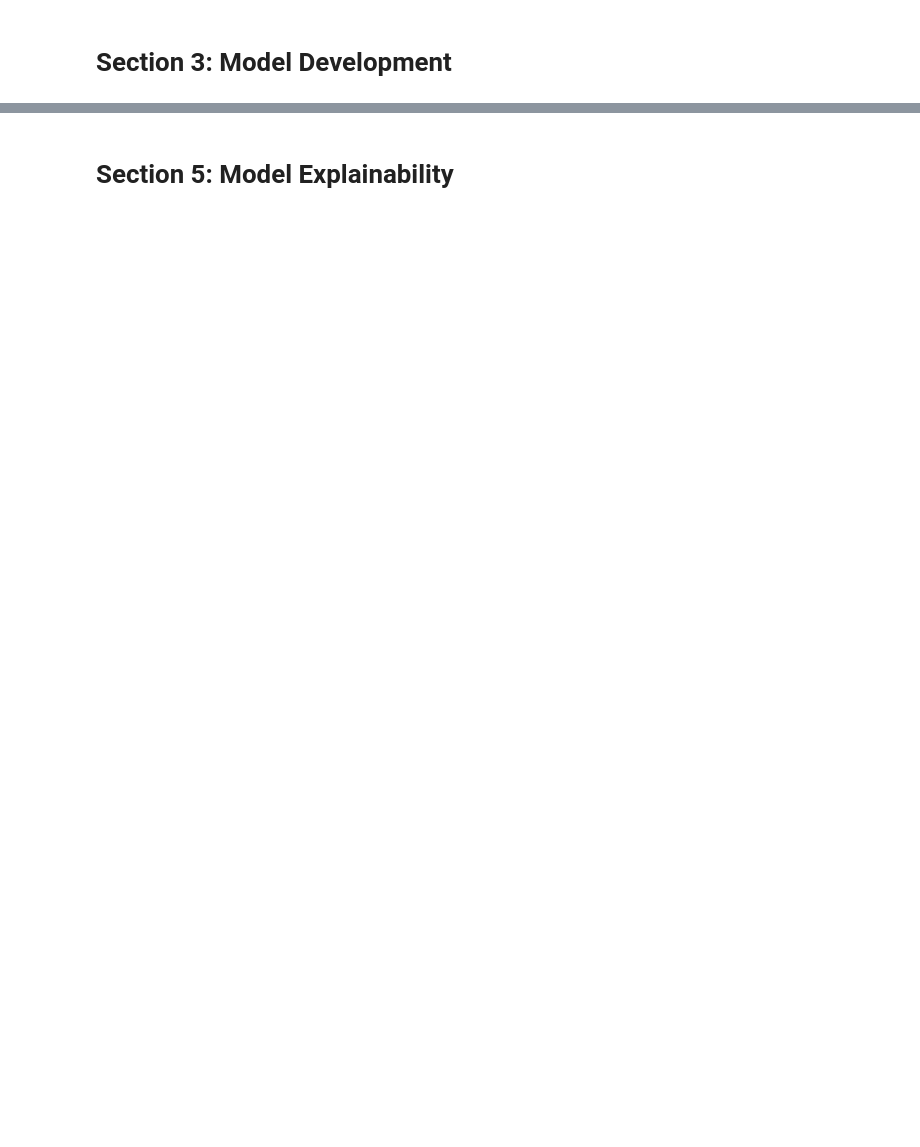
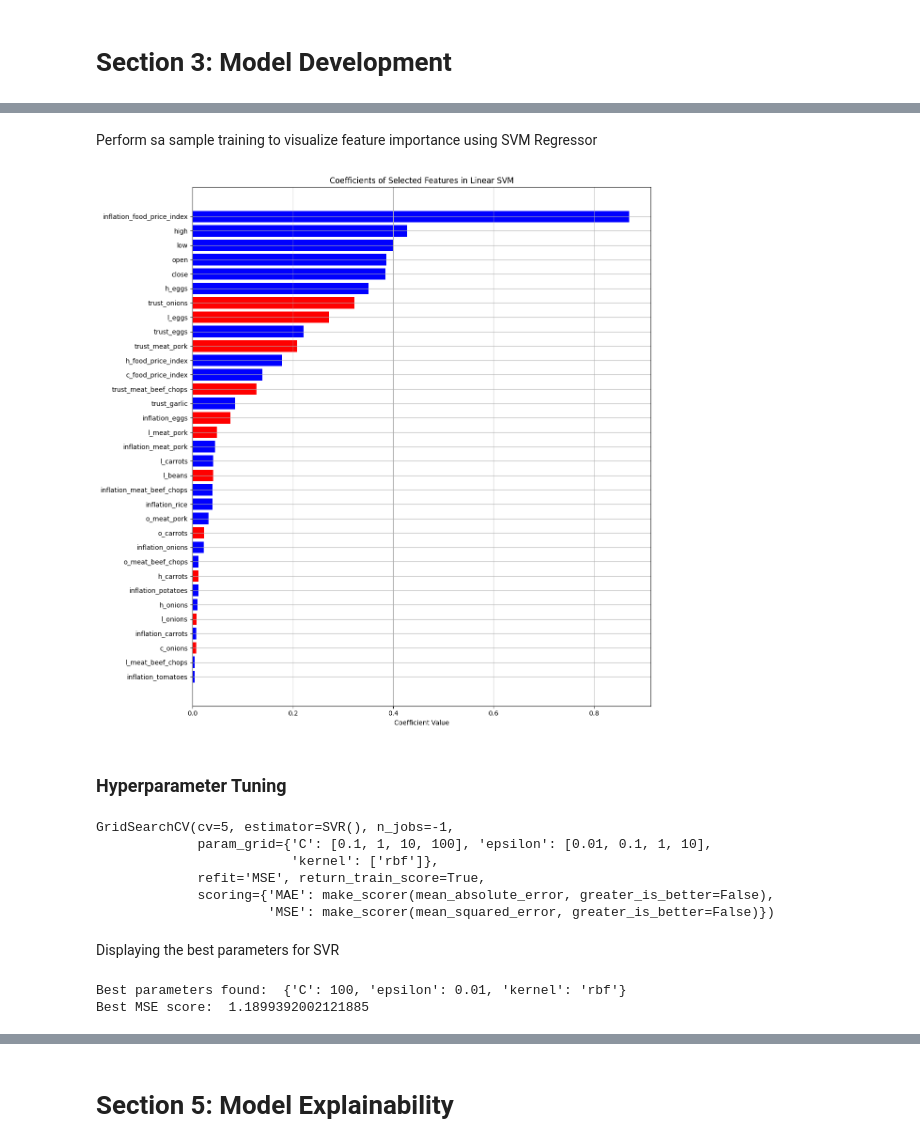
Before and after one commit to falarion08/Country-Inflation-Prediction, a Jupyter notebook: ML_Notebook.ipynb, the cells around one changed output, grey strips where cells are left out. Cells and saved outputs as stored; diff of their text form; code cells hidden in the pictures; blank space fills up the shorter version.

```diff
--- a/ML_Notebook.ipynb
+++ b/ML_Notebook.ipynb
@@ -384,0 +189,2 @@ df2.describe()
+# %%
+country_df = country_df.drop(columns= list(feats_to_drop))
@@ -408,0 +529,6 @@ Note: Eto ung mga itatry ko hehehe feel free to comment na lang or chat sa dc he
+# %%
+# Extract Selected Features
+SVR_selector = SVR_selection_pipeline.named_steps['rfecv']
+SVR_features = X.columns[SVR_selector.support_]
+
+X_SVR = X_train[SVR_features]
@@ -408,0 +550,38 @@ Note: Eto ung mga itatry ko hehehe feel free to comment na lang or chat sa dc he
+# %% [markdown]
+Perform sa sample training to visualize feature importance using SVM Regressor
+# %%
+# Sample training to visualize weights
+svm_sample = SVR(kernel='linear')
+svm_sample.fit(X_SVR, y_train)
+
+# Obtain Coefficients
+coefficients = svm_sample.coef_.flatten()
+
+# Prepare Data for Plotting
+SVR_coeff_df = pd.DataFrame({
+    'Feature': SVR_features,
+    'Coefficient': coefficients
+})
+
+# Sort DataFrame by the absolute value of coefficients in descending order
+SVR_coeff_df['Absolute Coefficient'] = SVR_coeff_df['Coefficient'].abs()
+SVR_coeff_df = SVR_coeff_df.sort_values(by='Absolute Coefficient', ascending=True)
+
+# Determine Colors Based on Coefficient Sign
+colors = SVR_coeff_df['Coefficient'].apply(lambda x: 'blue' if x > 0 else 'red')
+
+# Plotting
+plt.figure(figsize=(12, 12))  # Increase figure size to accommodate more features
+plt.barh(SVR_coeff_df['Feature'], SVR_coeff_df['Absolute Coefficient'], color=colors)
+plt.xlabel('Coefficient Value')
+plt.title('Coefficients of Selected Features in Linear SVM')
+plt.grid(True)
+
+# Add padding for better layout
+plt.tight_layout()
+
+plt.show()
+# %% [output]
+[figure, added]
+# %% [markdown]
+### Hyperparameter Tuning
@@ -408,0 +594,21 @@ Note: Eto ung mga itatry ko hehehe feel free to comment na lang or chat sa dc he
+# %%
+SVM = SVR()
+SVM_grid_search = GridSearchCV(estimator=SVM, param_grid=SVR_params,
+                           cv=folds, scoring={'MSE': mse_scorer, 'MAE': mae_scorer},
+                           refit='MSE', return_train_score=True, n_jobs=jobs)
+SVM_grid_search.fit(X_SVR, y_train)
+# %% [output]
+GridSearchCV(cv=5, estimator=SVR(), n_jobs=-1,
+             param_grid={'C': [0.1, 1, 10, 100], 'epsilon': [0.01, 0.1, 1, 10],
+                         'kernel': ['rbf']},
+             refit='MSE', return_train_score=True,
+             scoring={'MAE': make_scorer(mean_absolute_error, greater_is_better=False),
+                      'MSE': make_scorer(mean_squared_error, greater_is_better=False)})
+# %% [markdown]
+Displaying the best parameters for SVR
+# %%
+print("Best parameters found: ", SVM_grid_search.best_params_)
+print("Best MSE score: ", -SVM_grid_search.best_score_)
+# %% [output]
+Best parameters found:  {'C': 100, 'epsilon': 0.01, 'kernel': 'rbf'}
+Best MSE score:  1.1899392002121885
```
Also changed, not shown: parts of 181 cells of this notebook.
